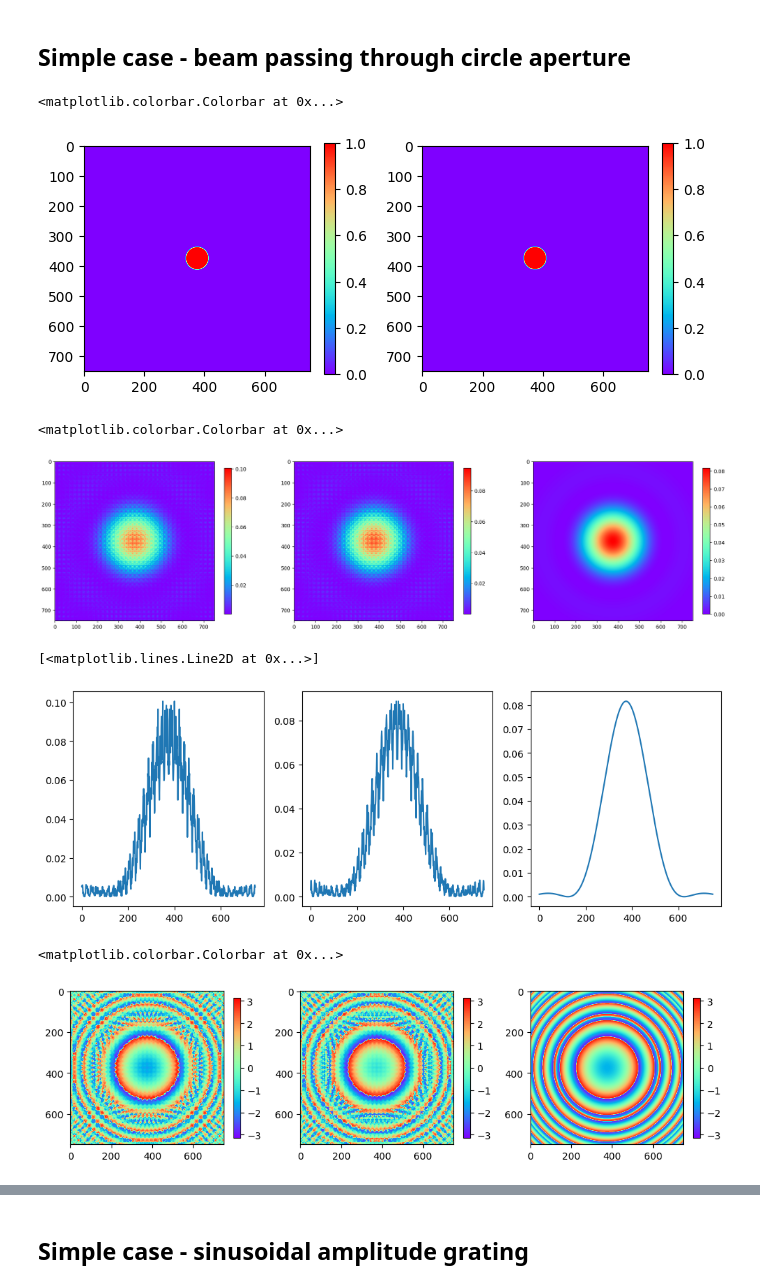
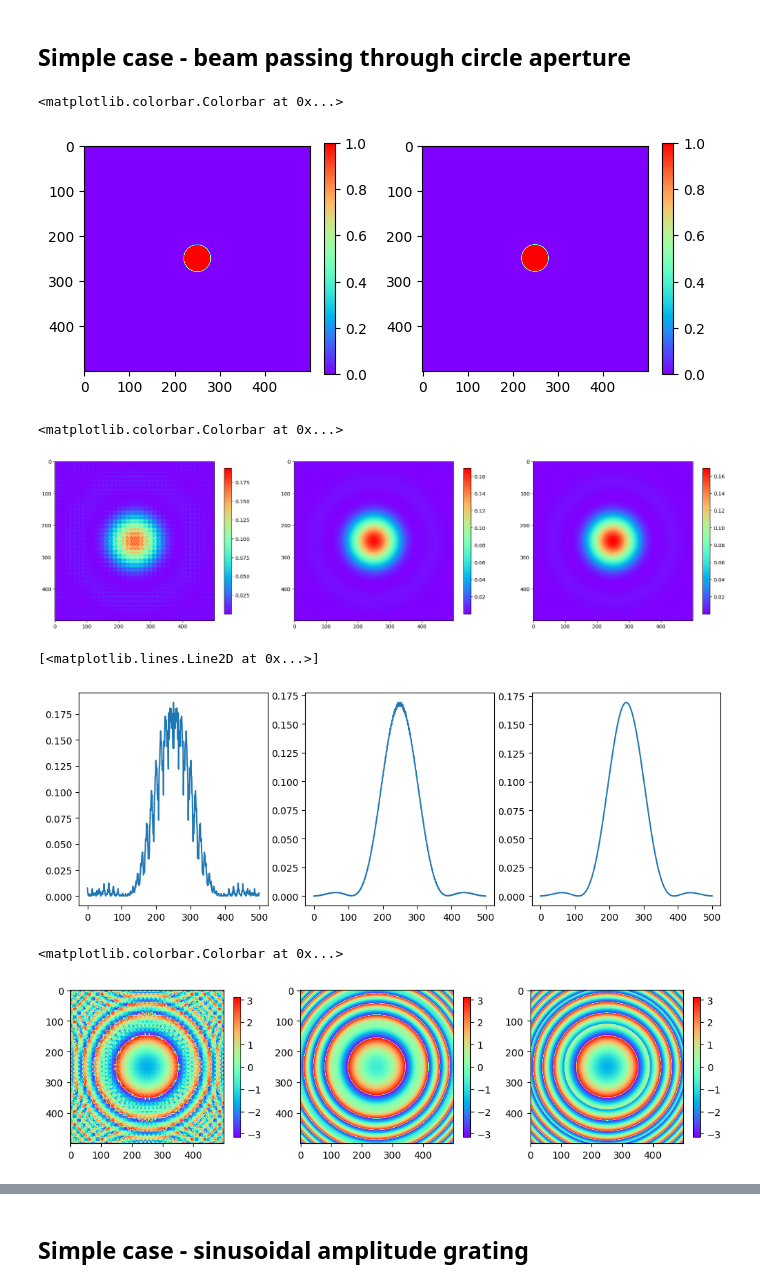
Before and after one commit to johnnymtex/photonMismatch, a Jupyter notebook: tests_fraunhofer.ipynb, the cells around one changed output, grey strips where cells are left out. Cells and saved outputs as stored; diff of their text form; code cells hidden in the pictures.

```diff
--- a/tests_fraunhofer.ipynb
+++ b/tests_fraunhofer.ipynb
@@ -104,9 +118,9 @@ fig.colorbar(im2, ax=ax[2], shrink=0.65)
 
 grid_size = 500e-6
 lambda_ = 2.75e-10
-grid_dimension = 750
+grid_dimension = 500
 
-w=25e-6
+w=30e-6
 z=25
 # %%
 F_in = lp.Begin(grid_size, lambda_, grid_dimension)
@@ -128,10 +142,10 @@ fig.colorbar(im1, ax=ax[0], shrink=0.75)
 fig.colorbar(im2, ax=ax[1], shrink=0.75)
 # %% [output]
 <matplotlib.colorbar.Colorbar at 0x...>
-[figure, old version]
+[figure, new version]
 # %%
 F_out = lp.Forvard(F_in, z)
-E_out = fraunhofer_propagation(E_in, lambda_, z, grid_size/grid_dimension)
+E_out, start, end = fraunhofer_propagation(E_in, lambda_, z, grid_size/grid_dimension, padding_factor=5)
 # %%
 from scipy.special import jv
 
@@ -147,7 +161,7 @@ I_plot = I_theoretical(X, Y, w, lambda_, z)
 fig, ax = plt.subplots(ncols=3, figsize=(24,8))
 
 im1=ax[0].imshow(np.abs(F_out.field)**2, cmap='rainbow')
-im2=ax[1].imshow(np.abs(E_out)**2, cmap='rainbow')
+im2=ax[1].imshow(np.abs(E_out[start:end, start:end])**2, cmap='rainbow')
 im3=ax[2].imshow(np.abs(I_plot)**2, cmap='rainbow')
 
 fig.colorbar(im1, ax=ax[0], shrink=0.65)
@@ -155,21 +169,21 @@ fig.colorbar(im2, ax=ax[1], shrink=0.65)
 fig.colorbar(im3, ax=ax[2], shrink=0.65)
 # %% [output]
 <matplotlib.colorbar.Colorbar at 0x...>
-[figure, old version]
+[figure, new version]
 # %%
 fig, ax = plt.subplots(ncols=3, figsize=(12,4))
 
 ax[0].plot(np.abs(F_out.field[int(len(F_out.field)/2)])**2)
-ax[1].plot(np.abs(E_out[int(len(E_out)/2)])**2)
+ax[1].plot(np.abs(E_out[int(len(E_out)/2)][start:end])**2)
 ax[2].plot(np.abs(I_plot[int(len(I_plot)/2)])**2)
 # %% [output]
 [<matplotlib.lines.Line2D at 0x...>]
-[figure, old version]
+[figure, new version]
 # %%
 fig, ax = plt.subplots(ncols=3, figsize=(12,4))
 
 im1=ax[0].imshow(np.angle(F_out.field), cmap='rainbow')
-im2=ax[1].imshow(np.angle(E_out), cmap='rainbow')
+im2=ax[1].imshow(np.angle(E_out[start:end, start:end]), cmap='rainbow')
 im2=ax[2].imshow(np.angle(I_plot), cmap='rainbow')
 
 fig.colorbar(im1, ax=ax[0], shrink=0.65)
@@ -177,4 +191,4 @@ fig.colorbar(im2, ax=ax[1], shrink=0.65)
 fig.colorbar(im2, ax=ax[2], shrink=0.65)
 # %% [output]
 <matplotlib.colorbar.Colorbar at 0x...>
-[figure, old version]
+[figure, new version]
```
Also changed, not shown: parts of 23 cells of this notebook, 2 other files.
